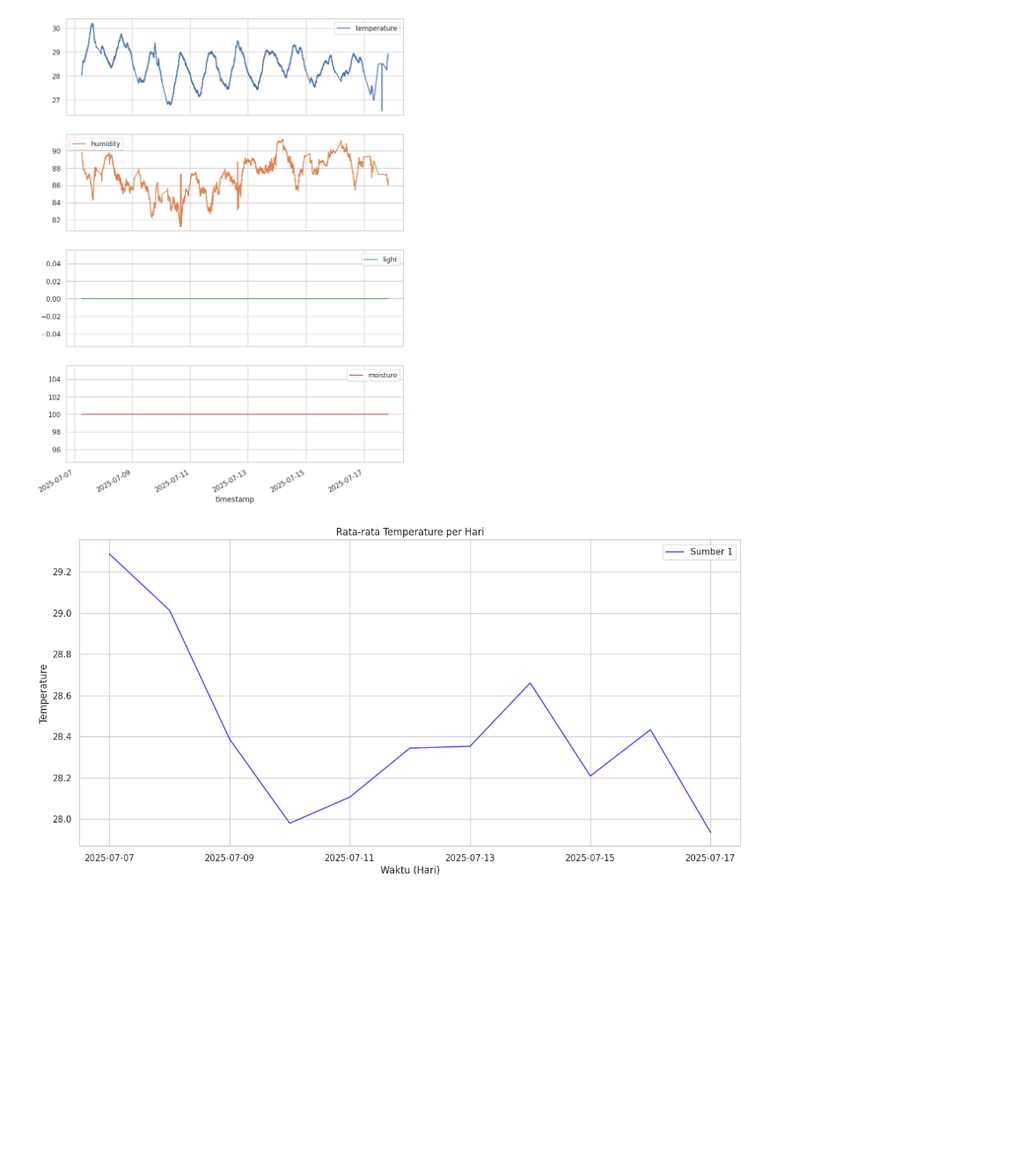
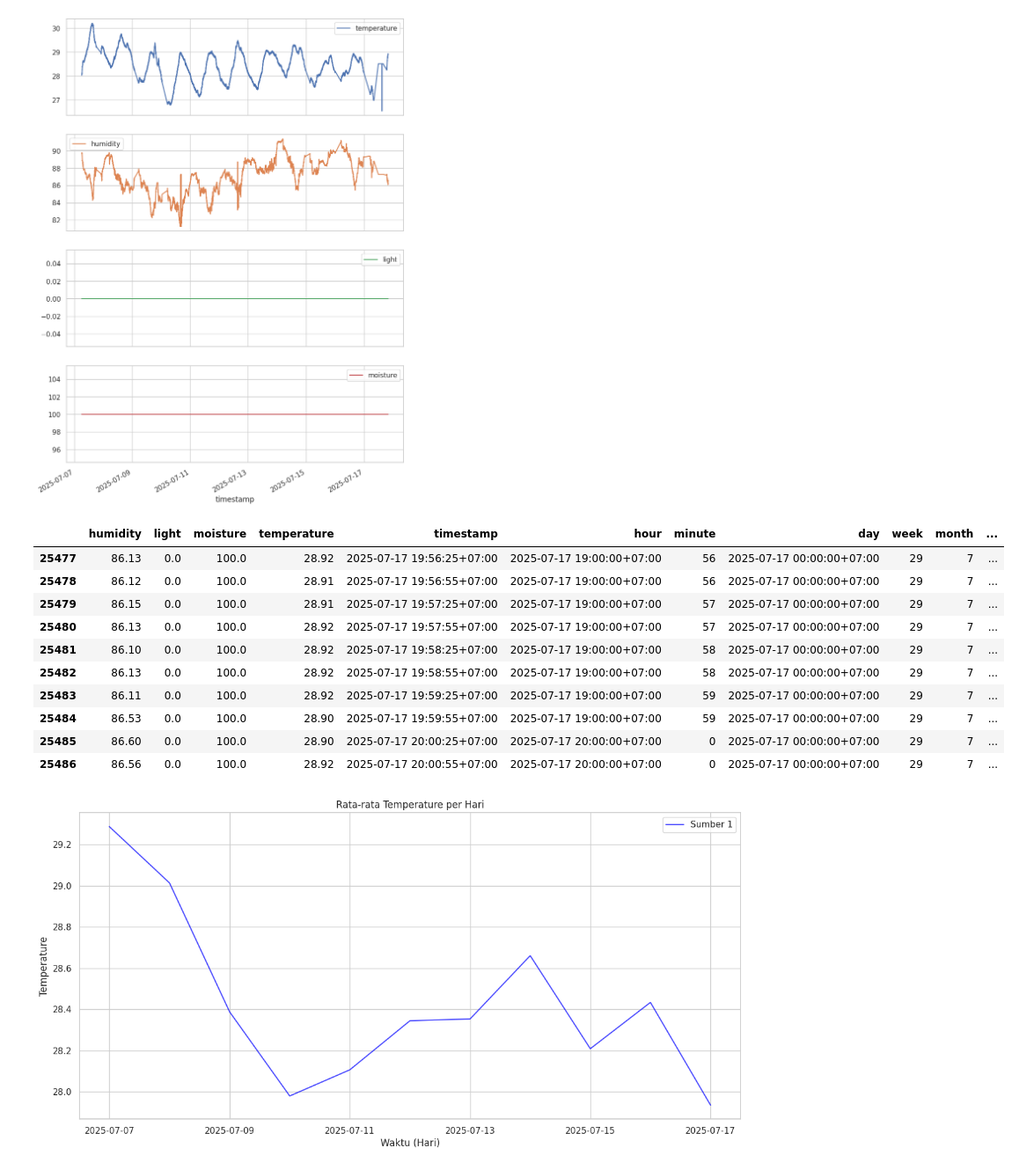
Before and after one commit to evanalif113/Kumbung-Sense-IoT, a Jupyter notebook: Model-Deep-Learning/Kumbung_LSTM_Prediction.ipynb, the cells around one changed output. Shown: that part at 88% size. Drawn from its saved outputs; the diff is of its cells as text; code cells hidden in the pictures; blank space fills up the shorter version.

```diff
--- a/Model-Deep-Learning/Kumbung_LSTM_Prediction.ipynb
+++ b/Model-Deep-Learning/Kumbung_LSTM_Prediction.ipynb
@@ -253,6 +253,25 @@ plt.show()
 # %%
 # Ekspor kumbung2 ke CSV dengan delimiter titik koma (;)
 kumbung.to_csv('kumbung.csv', sep=',', index=False)
+# %%
+# prompt: buatlah kode untuk membuat dataframe dengan nama kumbung dari membaca file kumbung.csv
+
+import pandas as pd
+kumbung = pd.read_csv('kumbung.csv')
+# %%
+kumbung.tail(10)
+# %% [output]
+|  | humidity | light | moisture | temperature | timestamp | hour | minute | day | week | month | ... |
+| 25477 | 86.13 | 0.0 | 100.0 | 28.92 | 2025-07-17 19:56:25+07:00 | 2025-07-17 19:00:00+07:00 | 56 | 2025-07-17 00:00:00+07:00 | 29 | 7 | ... |
+| 25478 | 86.12 | 0.0 | 100.0 | 28.91 | 2025-07-17 19:56:55+07:00 | 2025-07-17 19:00:00+07:00 | 56 | 2025-07-17 00:00:00+07:00 | 29 | 7 | ... |
+| 25479 | 86.15 | 0.0 | 100.0 | 28.91 | 2025-07-17 19:57:25+07:00 | 2025-07-17 19:00:00+07:00 | 57 | 2025-07-17 00:00:00+07:00 | 29 | 7 | ... |
+| 25480 | 86.13 | 0.0 | 100.0 | 28.92 | 2025-07-17 19:57:55+07:00 | 2025-07-17 19:00:00+07:00 | 57 | 2025-07-17 00:00:00+07:00 | 29 | 7 | ... |
+| 25481 | 86.10 | 0.0 | 100.0 | 28.92 | 2025-07-17 19:58:25+07:00 | 2025-07-17 19:00:00+07:00 | 58 | 2025-07-17 00:00:00+07:00 | 29 | 7 | ... |
+| 25482 | 86.13 | 0.0 | 100.0 | 28.92 | 2025-07-17 19:58:55+07:00 | 2025-07-17 19:00:00+07:00 | 58 | 2025-07-17 00:00:00+07:00 | 29 | 7 | ... |
+| 25483 | 86.11 | 0.0 | 100.0 | 28.92 | 2025-07-17 19:59:25+07:00 | 2025-07-17 19:00:00+07:00 | 59 | 2025-07-17 00:00:00+07:00 | 29 | 7 | ... |
+| 25484 | 86.53 | 0.0 | 100.0 | 28.90 | 2025-07-17 19:59:55+07:00 | 2025-07-17 19:00:00+07:00 | 59 | 2025-07-17 00:00:00+07:00 | 29 | 7 | ... |
+| 25485 | 86.60 | 0.0 | 100.0 | 28.90 | 2025-07-17 20:00:25+07:00 | 2025-07-17 20:00:00+07:00 | 0 | 2025-07-17 00:00:00+07:00 | 29 | 7 | ... |
+| 25486 | 86.56 | 0.0 | 100.0 | 28.92 | 2025-07-17 20:00:55+07:00 | 2025-07-17 20:00:00+07:00 | 0 | 2025-07-17 00:00:00+07:00 | 29 | 7 | ... |
 # %%
 # Mengubah kolom 'timestamp' menjadi datetime
 kumbung['timestamp'] = pd.to_datetime(kumbung['timestamp'])
```
Also changed, not shown: parts of 13 cells of this notebook.
